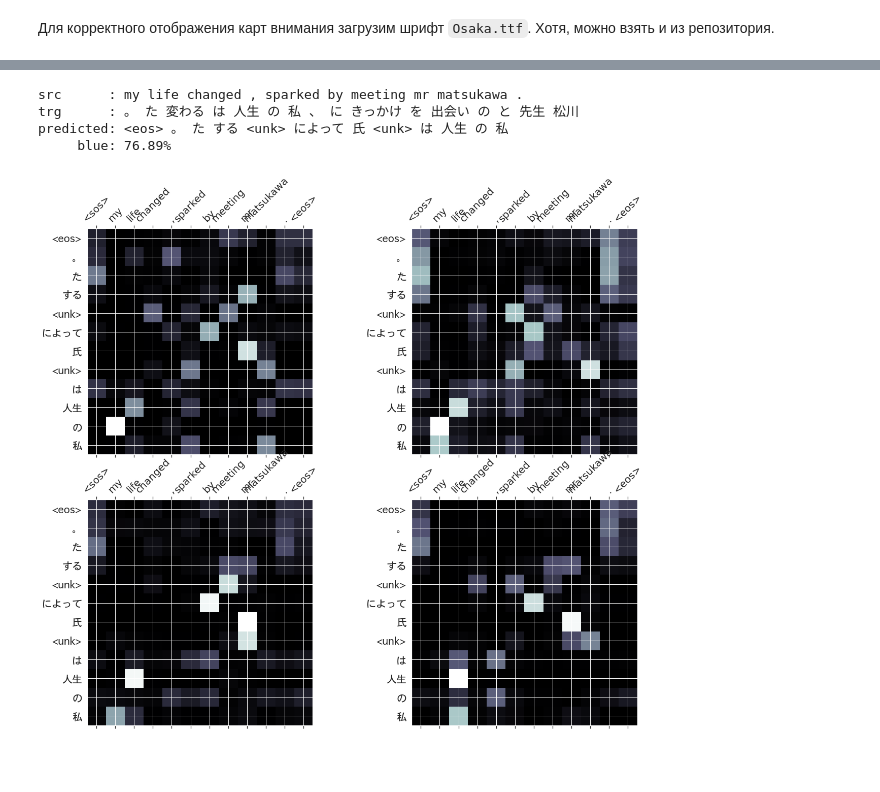
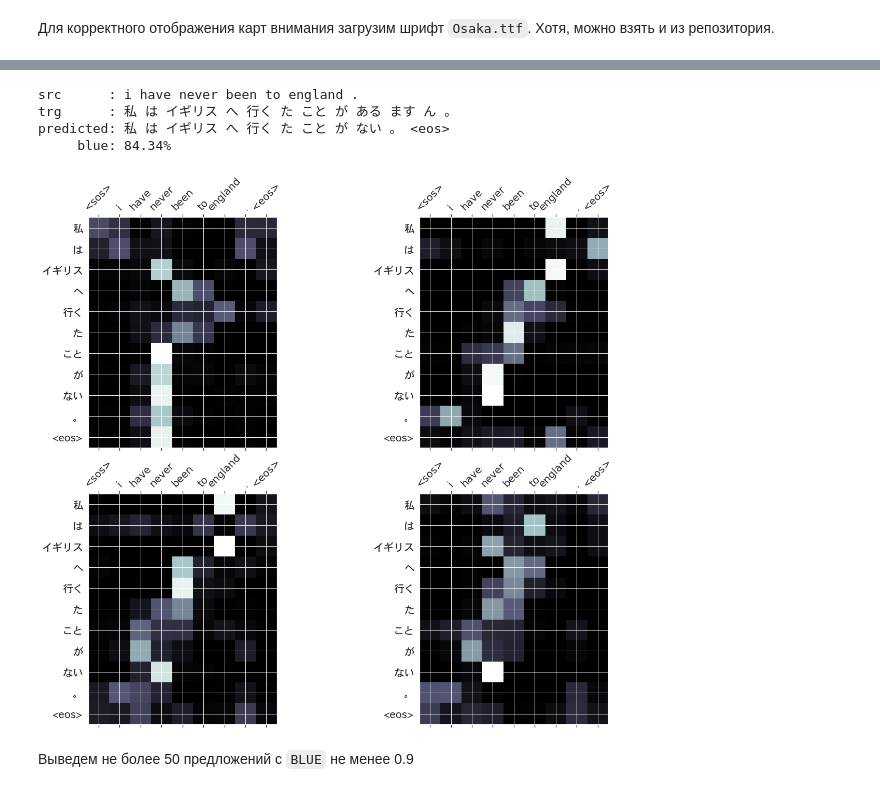
Before and after one commit to schokoro/AttentionNMT, a Jupyter notebook: en_jap_translate.ipynb, the cells around one changed output, grey strips where cells are left out. Saved outputs shown, nothing was run; the diff lists cells and outputs as text; code cells hidden in the pictures; blank space fills up the shorter version.

```diff
--- a/en_jap_translate.ipynb
+++ b/en_jap_translate.ipynb
@@ -480,21 +499,30 @@ predicted: <eos> 。 う だ ない する を 話 決して は で そこ と
 # %%
 example_idx = random.randint(0, len(test_data) - 1)
 
 src = vars(test_data.examples[example_idx])['src']
 trg = vars(test_data.examples[example_idx])['trg']
 translation, attention = translate_sentence(src, SRC, TRG, model, device, max_trg, src_tokenize)
 
+if reverse_src:
+    src.reverse()
+
+if reverse_trg:
+    trg.reverse()
+    translation.reverse()
+
 print(f'src      : {" ".join(src)}')
-print(f'trg      : {" ".join(trg[::-1])}')
-print(f'predicted: {" ".join(translation[::-1])}')
+print(f'trg      : {" ".join(trg)}')
+print(f'predicted: {" ".join(translation)}')
 print(f'     blue: {100 * sentence_blue(trg, translation):.2f}%')
-display_attention(src, translation, attention, n_heads = DEC_HEADS, n_rows = DEC_HEADS/2, n_cols = 2, fontprop_x=fontprop_x, fontprop_y=fontprop_y, reverse_trg=True)
+display_attention(src, translation, attention, n_heads = DEC_HEADS, n_rows = DEC_HEADS/2, n_cols = 2, fontprop_x=fontprop_x, fontprop_y=fontprop_y, reverse_trg=reverse_trg)
 # %% [output]
-src      : my life changed , sparked by meeting mr matsukawa .
-trg      : 。 た 変わる は 人生 の 私 、 に きっかけ を 出会い の と 先生 松川
-predicted: <eos> 。 た する <unk> によって 氏 <unk> は 人生 の 私
-     blue: 76.89%
+src      : i have never been to england .
+trg      : 私 は イギリス へ 行く た こと が ある ます ん 。
+predicted: 私 は イギリス へ 行く た こと が ない 。 <eos>
+     blue: 84.34%
-[figure, old version]
+[figure, new version]
+# %% [markdown]
+Выведем не более 50 предложений с `BLUE` не менее 0.9
 # %%
 idxs = list(range(len(test_data)))
 random.shuffle(idxs)
```
Also changed, not shown: parts of 7 cells of this notebook.
